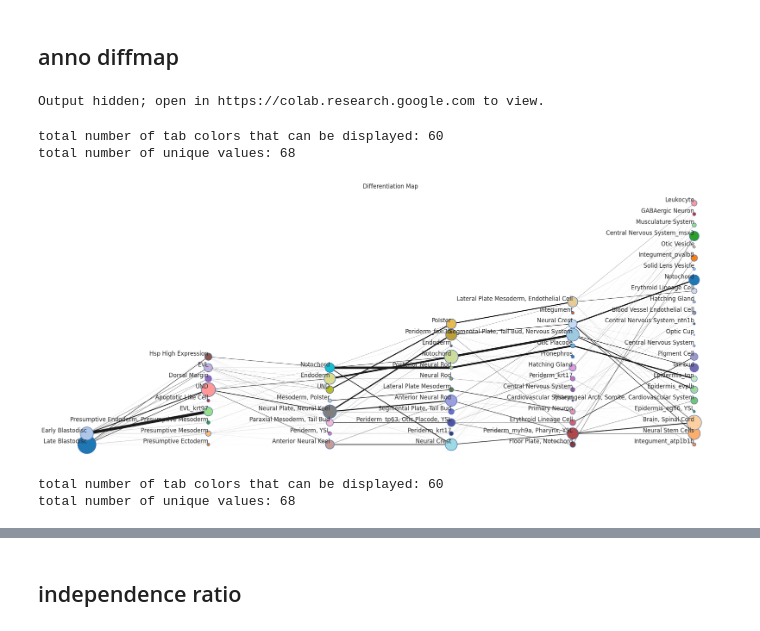
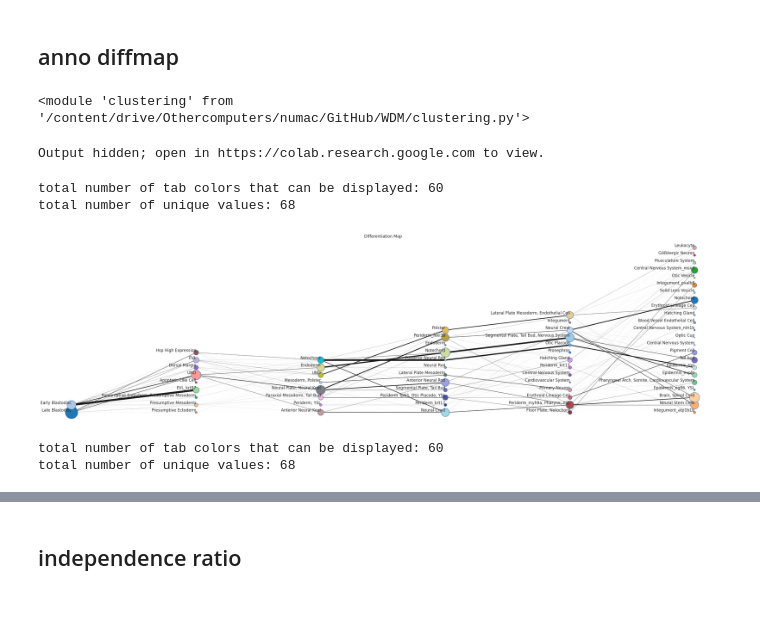
Before and after one commit to raphael-group/HM-OT, a Jupyter notebook: experiments/zf_sc_test_run.ipynb, the cells around one changed output, grey strips where cells are left out. Drawn from its saved outputs; the diff is of its cells as text; code cells hidden in the pictures.

Commit message:
improved plotting slightly

```diff
--- a/experiments/zf_sc_test_run.ipynb
+++ b/experiments/zf_sc_test_run.ipynb
@@ -876,6 +876,10 @@ for i, (T_pred, T_ann, T_moscot) in enumerate(zip(Ts_pred, Ts_ann, Ts_moscot)):
 ''';
 # %% [markdown]
 ## anno diffmap
+# %%
+importlib.reload(clustering)
+# %% [output]
+<module 'clustering' from '/content/drive/Othercomputers/numac/GitHub/WDM/clustering.py'>
 # %%
 clustering.plot_clusters_from_QT(Ss, Qs_gt, Ts_ann, None, dotsize=10)
 clustering.diffmap_from_QT(Qs_gt, Ts_ann, cell_type_labels=ct_labels, dsf=.3, stretch=1.5)
@@ -883,12 +887,12 @@ clustering.diffmap_from_QT_sankey(Qs_gt, [T.cpu().numpy() for T in Ts_ann], cell
 # %% [output]
 Output hidden; open in https://colab.research.google.com to view.
 # %%
-clustering.diffmap_from_QT(Qs_gt, Ts_moscot, cell_type_labels=ct_labels, dsf=.3)
+clustering.diffmap_from_QT(Qs_gt, Ts_moscot, cell_type_labels=ct_labels, dsf=.3, stretch=1.5)
 clustering.diffmap_from_QT_sankey(Qs_gt, Ts_moscot, cell_type_labels=ct_labels, dsf=.3, plot_height=1000)
 # %% [output]
 total number of tab colors that can be displayed: 60
 total number of unique values: 68
-[figure, old version]
+[figure, new version]
 total number of tab colors that can be displayed: 60
 total number of unique values: 68
 [interactive output not drawn]
```
Also changed, not shown: 1 other file.
